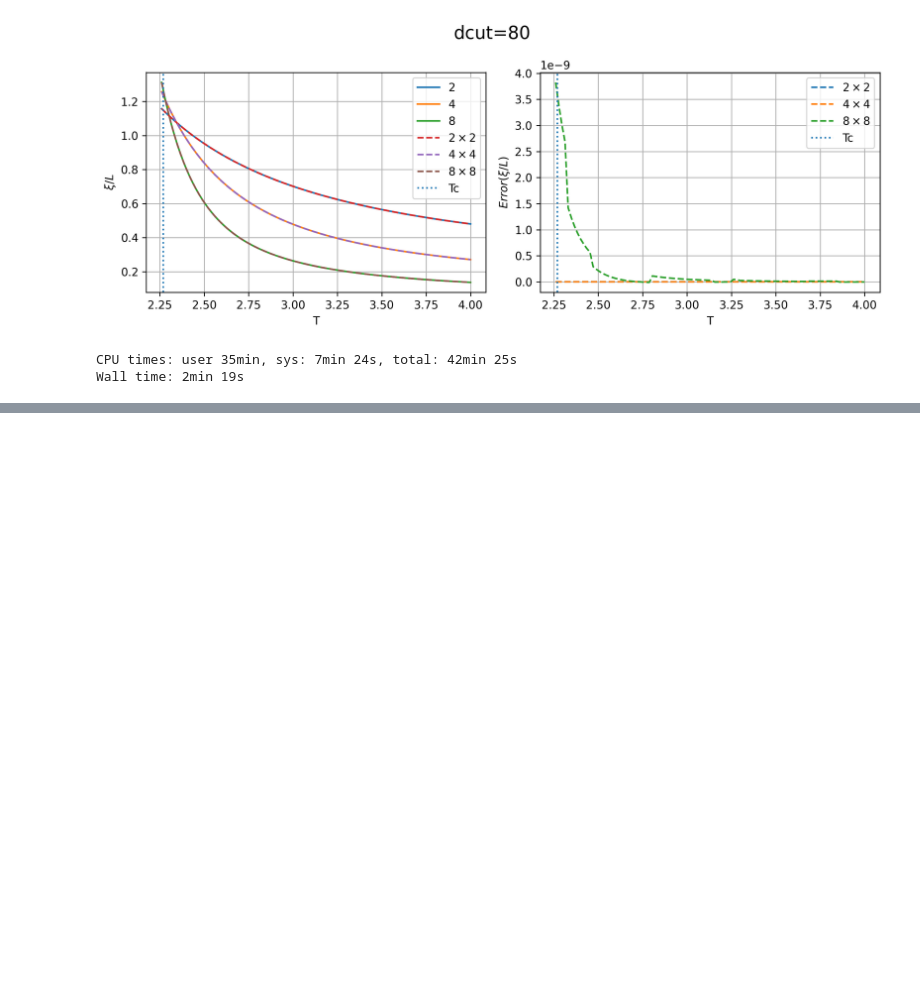
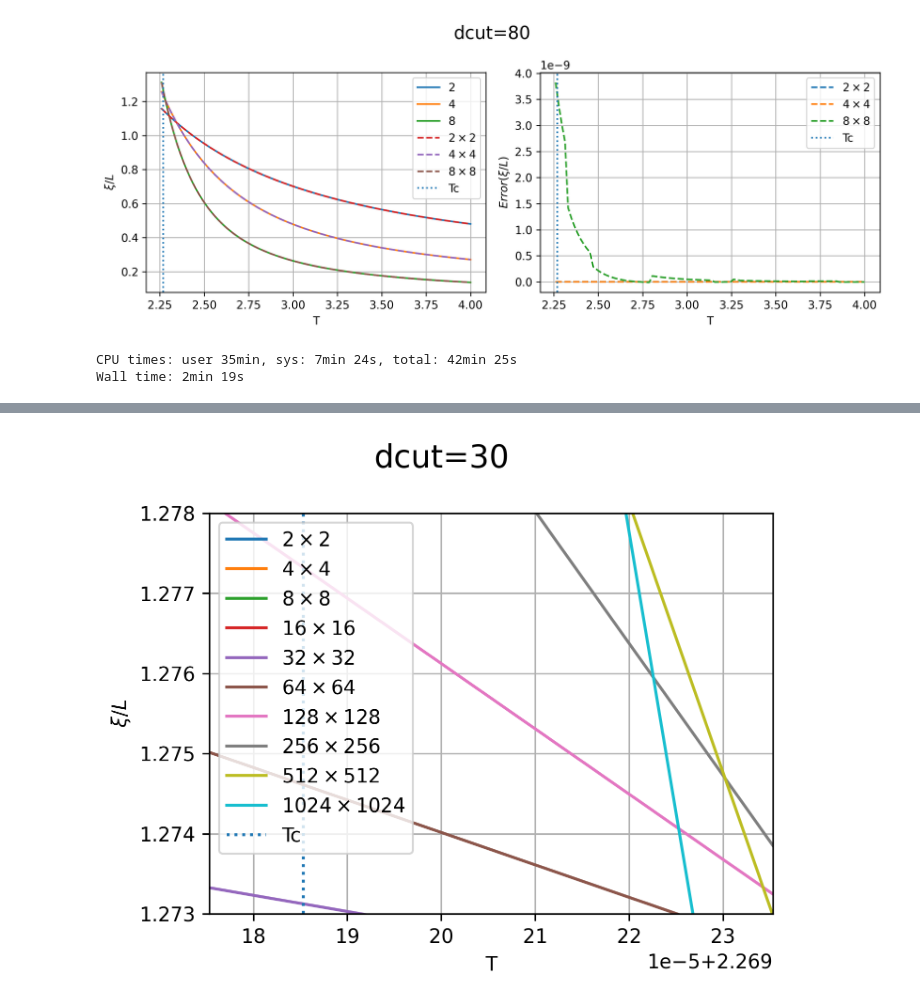
Before and after one commit to TCC0731/11020PHYS401200-Ising-Model, a Jupyter notebook: torch-V2/torch truncate.ipynb, the cells around one changed output, grey strips where cells are left out. Saved outputs shown, nothing was run; the diff lists cells and outputs as text; code cells hidden in the pictures; blank space fills up the shorter version.

```diff
--- a/torch-V2/torch truncate.ipynb
+++ b/torch-V2/torch truncate.ipynb
@@ -245,7 +232,7 @@ plt.subplot(1,2,1)
 for i in range(2,MaxL+1):
     plt.plot(Temp,Corr_len[i]/2**(i-1),'-',label = f'${2**(i-1)}$')
 for i in range(2,MaxL+1):
-    plt.plot(Temp,Corr_len_4[i],'--',label = f'${2**(i-1)}\\times{2**(i-1)}$')
+    plt.plot(Temp,Corr_len_4[i]/2**(i-1),'--',label = f'${2**(i-1)}\\times{2**(i-1)}$')
 plt.axvline(x=Tc,ls=':',label = 'Tc')
 plt.xlabel('T')
 plt.ylabel(r'$\xi/L$')
@@ -568,14 +555,14 @@ plt.show()
 CPU times: user 35min, sys: 7min 24s, total: 42min 25s
 Wall time: 2min 19s
 # %%
-MaxL = 10
-Temp = np.linspace(2.26,2.36,100)
+MaxL = 11
+Temp = np.linspace(2.265,2.285,100)
 W = np.ones((MaxL+1,len(Temp),2))
 E = np.ones((MaxL+1,len(Temp),2))
 Tc = 2/np.log(1+np.sqrt(2))
 # %%
 %%time
-dcut = 20
+dcut = 30
 
 for i,temp in enumerate(Temp):
     T_bare = get_T_bare(1/temp)
@@ -599,7 +586,7 @@ for i in range(2,MaxL+1):
 plt.axvline(x=Tc,ls=':',label = 'Tc')
 plt.xlabel('T')
 plt.ylabel(r'$\xi/L$')
-plt.ylim((1.05,1.3))
+plt.ylim((0,15))
 plt.grid()
 plt.legend()
 plt.tight_layout()
@@ -611,3 +594,19 @@ Wall time: 40.1 s
+# %%
+plt.figure(figsize = (5,4),dpi = 300)
+plt.suptitle(f'dcut={dcut}',fontsize = 16)
+for i in range(2,MaxL+1):
+    plt.plot(Temp,Corr_len_20[i],'-',label = f'${2**(i-1)}\\times{2**(i-1)}$')
+plt.axvline(x=Tc,ls=':',label = 'Tc')
+plt.xlabel('T')
+plt.ylabel(r'$\xi/L$')
+plt.ylim((1.273,1.278))
+plt.xlim((Tc-1e-5,Tc+5e-5))
+plt.grid()
+plt.legend()
+plt.tight_layout()
+plt.show()
+# %% [output]
+[figure, added]
 # %%
 %%time
 dcut = 40
```
Also changed, not shown: parts of 7 cells of this notebook, 9 other files.
